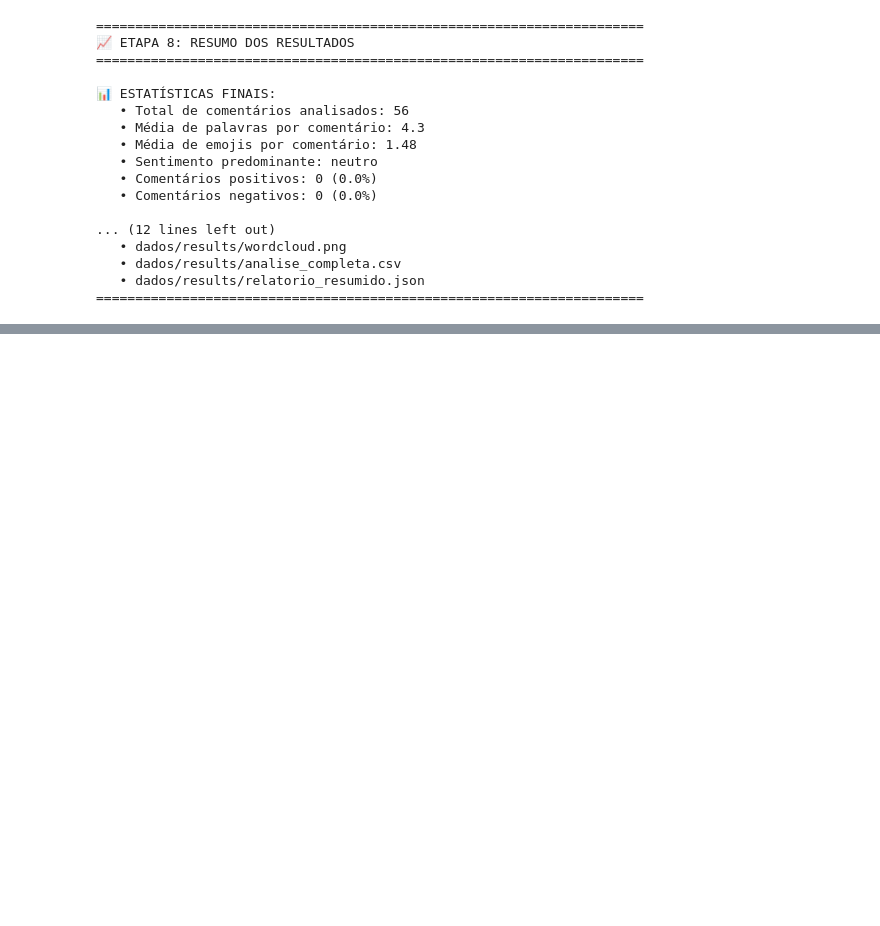
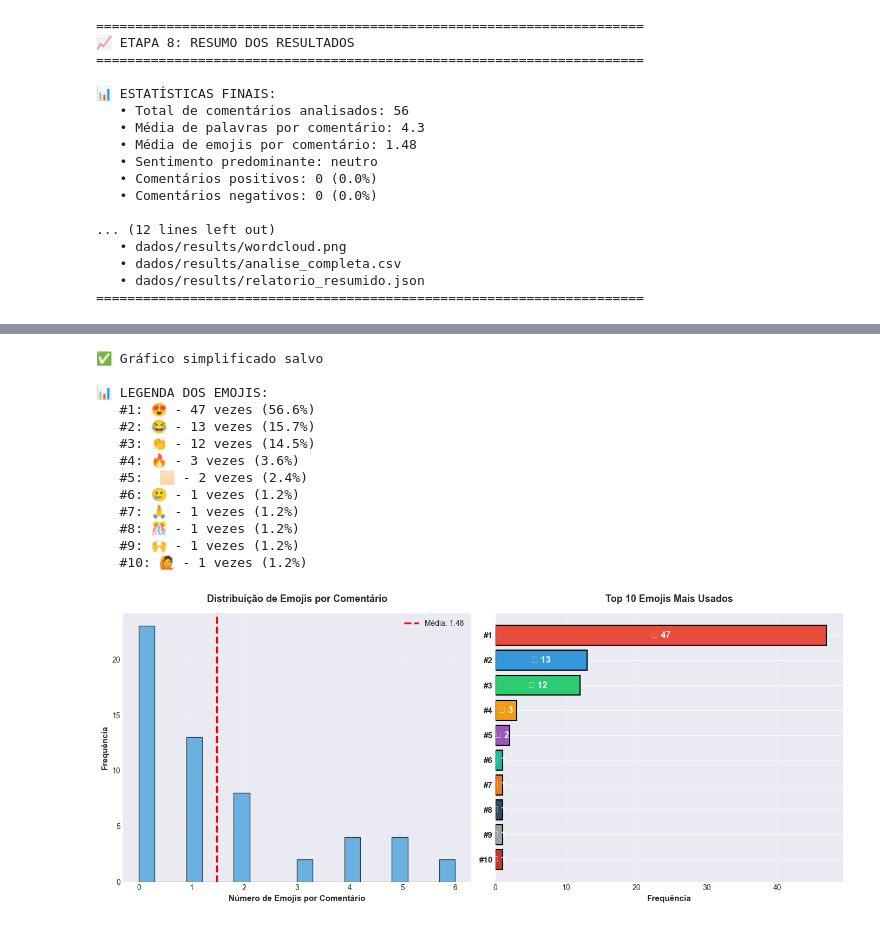
Before and after one commit to BeiraMar-G2/beira-mar-data-analytics, a Jupyter notebook: dados não estruturados/analise.ipynb, the cells around one changed output, grey strips where cells are left out. Saved outputs shown, nothing was run; the diff lists cells and outputs as text; code cells hidden in the pictures; blank space fills up the shorter version.

```diff
--- a/dados não estruturados/analise.ipynb
+++ b/dados não estruturados/analise.ipynb
@@ -681,0 +797,73 @@ print("="*70)
+# %%
+    # ========================================
+# OPÇÃO C: Gráfico de Barras Simples
+# (Mais compatível entre sistemas)
+# ========================================
+
+import matplotlib.pyplot as plt
+import matplotlib.patches as mpatches
+
+# Criar mapeamento emoji -> cor
+cores_emojis = [
+    '#e74c3c', '#3498db', '#2ecc71', '#f39c12', '#9b59b6',
+    '#1abc9c', '#e67e22', '#34495e', '#95a5a6', '#c0392b'
+]
+
+plt.figure(figsize=(14, 6))
+
+# Gráfico 1: Distribuição
+plt.subplot(1, 2, 1)
+plt.hist(emojis_contagem, bins=20, edgecolor='black', alpha=0.7, color='#3498db')
+plt.xlabel('Número de Emojis por Comentário', fontsize=11, fontweight='bold')
+plt.ylabel('Frequência', fontsize=11, fontweight='bold')
+plt.title('Distribuição de Emojis por Comentário', fontsize=13, fontweight='bold', pad=15)
+plt.axvline(np.mean(emojis_contagem), color='red', linestyle='--',
+            label=f'Média: {np.mean(emojis_contagem):.2f}', linewidth=2.5)
+plt.legend(fontsize=10)
+plt.grid(alpha=0.3, linestyle='--')
+
+# Gráfico 2: Top 10 com ÍNDICES numéricos
+plt.subplot(1, 2, 2)
+top_10_counts = [e[1] for e in top_emojis[:10]]
+indices = list(range(1, 11))[::-1]  # 10, 9, 8, ..., 1
+
+bars = plt.barh(indices, top_10_counts, color=cores_emojis[:10], edgecolor='black', linewidth=1.5)
+plt.yticks(indices, [f"#{i}" for i in range(1, 11)], fontsize=11, fontweight='bold')
+plt.xlabel('Frequência', fontsize=11, fontweight='bold')
+plt.title('Top 10 Emojis Mais Usados', fontsize=13, fontweight='bold', pad=15)
+plt.grid(alpha=0.3, axis='x', linestyle='--')
+
+# Adicionar contagens E emojis dentro das barras
+for i, (idx, v, emoji_data) in enumerate(zip(indices, top_10_counts, top_emojis[:10])):
+    emoji_char = emoji_data[0]
+    # Tentar mostrar o emoji, se falhar, mostrar só o número
+    try:
+        plt.text(v/2, idx, f"{emoji_char} {v}", va='center', ha='center',
+                fontweight='bold', fontsize=12, color='white')
+    except:
+        plt.text(v + 0.5, idx, str(v), va='center', fontweight='bold', fontsize=10)
+
+plt.tight_layout()
+plt.savefig('dados/results/analise_emojis_simples.png', dpi=300, bbox_inches='tight')
+print(f"\n✅ Gráfico simplificado salvo")
+
+# Criar legenda separada com os emojis
+print("\n📊 LEGENDA DOS EMOJIS:")
+for i, (emoji_char, count) in enumerate(top_emojis[:10], 1):
+    porcentagem = (count / total_emojis) * 100
+    print(f"   #{i}: {emoji_char} - {count} vezes ({porcentagem:.1f}%)")
+# %% [output]
+✅ Gráfico simplificado salvo
+
+📊 LEGENDA DOS EMOJIS:
+   #1: 😍 - 47 vezes (56.6%)
+   #2: 😂 - 13 vezes (15.7%)
+   #3: 👏 - 12 vezes (14.5%)
+   #4: 🔥 - 3 vezes (3.6%)
+   #5: 🏻 - 2 vezes (2.4%)
+   #6: 🥲 - 1 vezes (1.2%)
+   #7: 🙏 - 1 vezes (1.2%)
+   #8: 🎊 - 1 vezes (1.2%)
+   #9: 🙌 - 1 vezes (1.2%)
+   #10: 🙋 - 1 vezes (1.2%)
+[figure, added]
```
Also changed, not shown: parts of 4 cells of this notebook, 20 other files.
